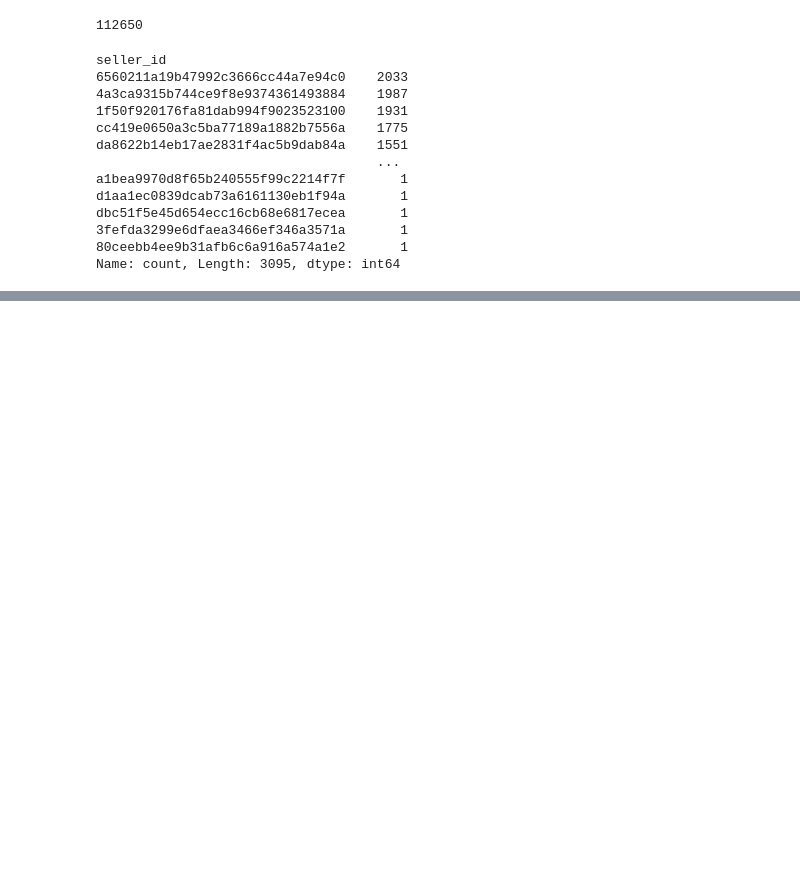
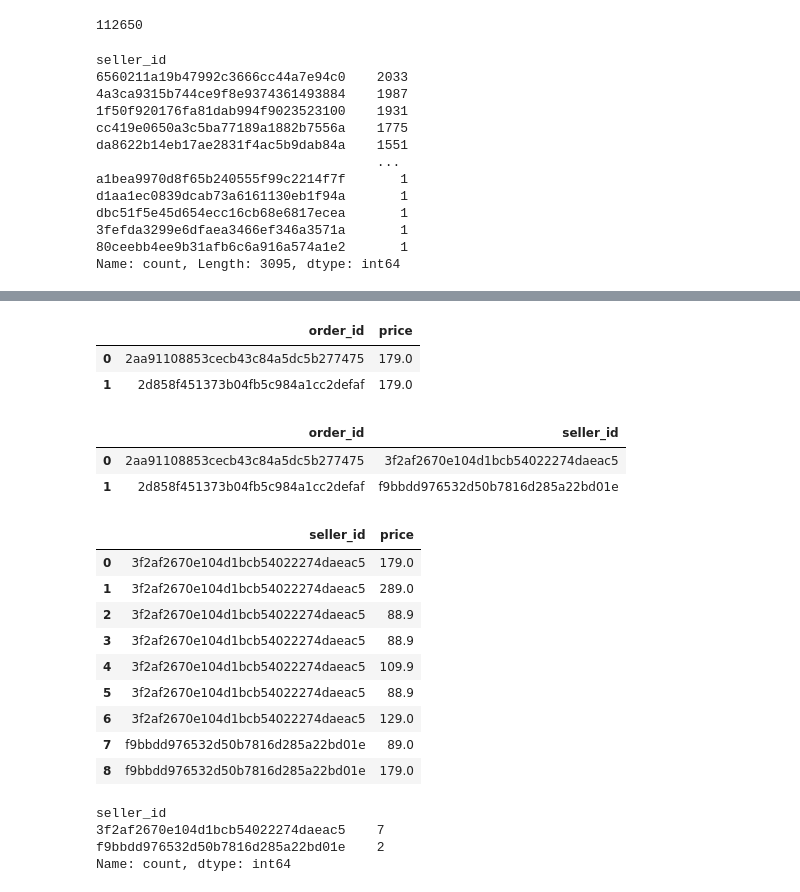
Before and after one commit to Bushra-Anwer/merchant-risk-scorer, a Jupyter notebook: notebooks/01_data_exploration.ipynb, the cells around one changed output, grey strips where cells are left out. Saved outputs shown, nothing was run; the diff lists cells and outputs as text; code cells hidden in the pictures; blank space fills up the shorter version.

Commit message:
Investigate missing carrier dates and draft risk indicators

```diff
--- a/notebooks/01_data_exploration.ipynb
+++ b/notebooks/01_data_exploration.ipynb
@@ -152,0 +163,2 @@ Name: count, Length: 3095, dtype: int64
+# %%
+delivered_no_carrier = orders[(orders["order_status"] == "delivered") & (orders["order_delivered_carrier_date"].isnull())]
@@ -152,0 +171,46 @@ Name: count, Length: 3095, dtype: int64
+# %%
+lookup = delivered_no_carrier[["order_id"]].merge(
+         items[["order_id","price"]],
+              on="order_id",
+                how = "left"     )
+lookup
+# %% [output]
+|  | order_id | price |
+| 0 | 2aa91108853cecb43c84a5dc5b277475 | 179.0 |
+| 1 | 2d858f451373b04fb5c984a1cc2defaf | 179.0 |
+# %%
+lookup_order2 = delivered_no_carrier[["order_id"]].merge(
+           items[["seller_id","order_id"]],
+                on="order_id",
+                  how = "left"     )
+lookup_order2
+# %% [output]
+|  | order_id | seller_id |
+| 0 | 2aa91108853cecb43c84a5dc5b277475 | 3f2af2670e104d1bcb54022274daeac5 |
+| 1 | 2d858f451373b04fb5c984a1cc2defaf | f9bbdd976532d50b7816d285a22bd01e |
+# %%
+lookup_seller2 = lookup_order2[["seller_id"]].merge(
+                items[["seller_id","price"]],
+                on="seller_id",
+                  how = "left"
+
+)
+lookup_seller2
+# %% [output]
+|  | seller_id | price |
+| 0 | 3f2af2670e104d1bcb54022274daeac5 | 179.0 |
+| 1 | 3f2af2670e104d1bcb54022274daeac5 | 289.0 |
+| 2 | 3f2af2670e104d1bcb54022274daeac5 | 88.9 |
+| 3 | 3f2af2670e104d1bcb54022274daeac5 | 88.9 |
+| 4 | 3f2af2670e104d1bcb54022274daeac5 | 109.9 |
+| 5 | 3f2af2670e104d1bcb54022274daeac5 | 88.9 |
+| 6 | 3f2af2670e104d1bcb54022274daeac5 | 129.0 |
+| 7 | f9bbdd976532d50b7816d285a22bd01e | 89.0 |
+| 8 | f9bbdd976532d50b7816d285a22bd01e | 179.0 |
+# %%
+lookup_seller2["seller_id"].value_counts()
+# %% [output]
+seller_id
+3f2af2670e104d1bcb54022274daeac5    7
+f9bbdd976532d50b7816d285a22bd01e    2
+Name: count, dtype: int64
```
Also changed, not shown: parts of 3 cells of this notebook.
